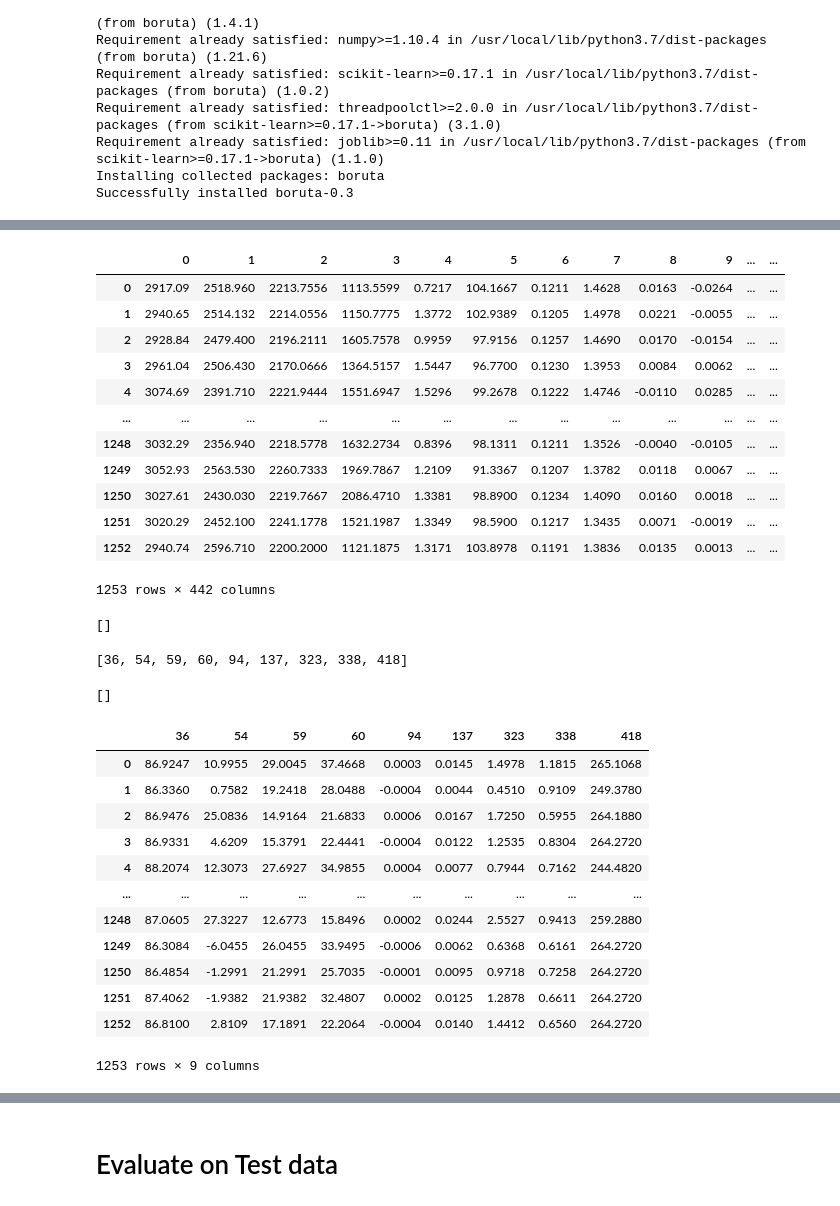
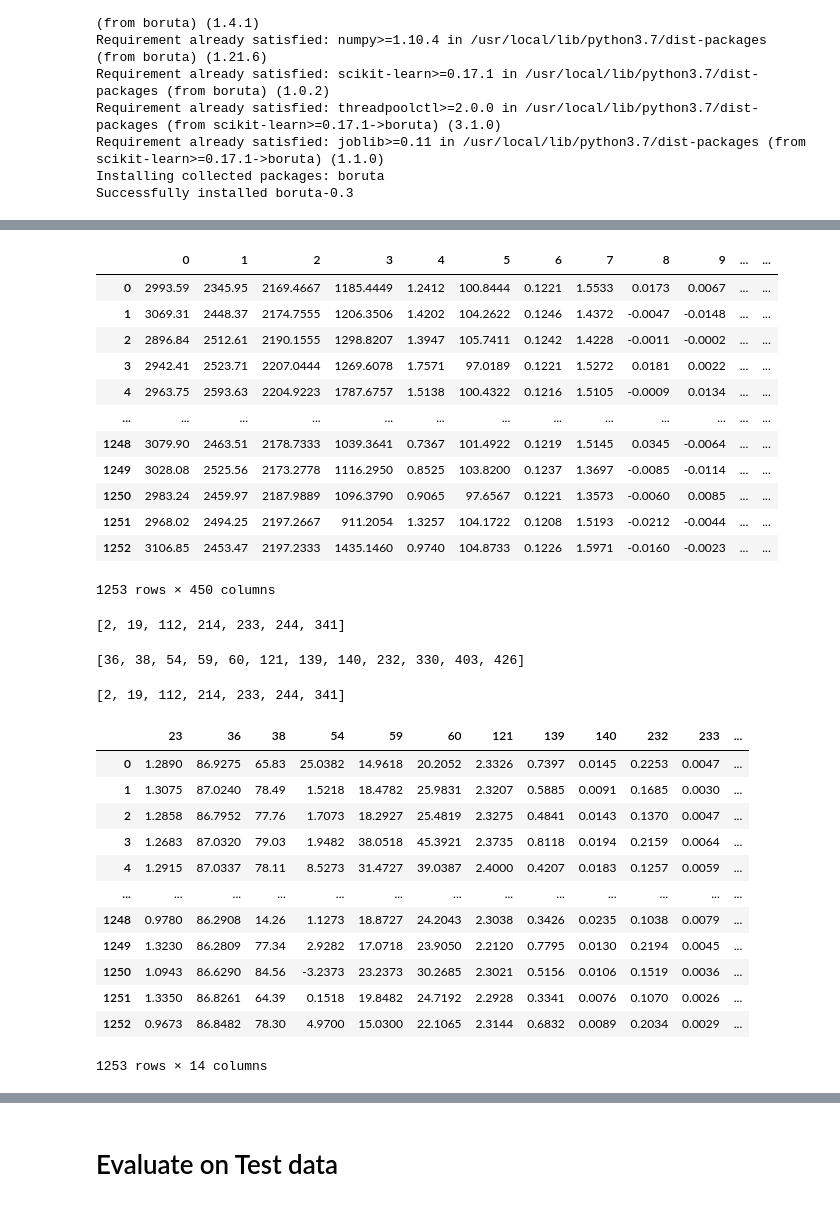
Before and after one commit to Himanshu-Dharma/secom_mpmd, a Jupyter notebook: Team_2_SECOM_Pres_2_(Michael).ipynb, the cells around one changed output, grey strips where cells are left out. Drawn from its saved outputs; the diff is of its cells as text; code cells hidden in the pictures.

```diff
--- a/Team_2_SECOM_Pres_2_(Michael).ipynb
+++ b/Team_2_SECOM_Pres_2_(Michael).ipynb
@@ -284,4 +284,8 @@ Name: result, dtype: int64
 # %% [markdown]
 # Rough feature removal
 # %%
-threshold = .55*(len(df_train_data))
+threshold = int(len(df_train_data) - .55*(len(df_train_data)))
+#TODO: come up with better va"riable name
+#      and refactor in the "Split the data" section
+df_train_dropped = df_train_data.dropna(axis=1, thresh=threshold)
+df_train_dropped
@@ -409,13 +419,13 @@ forest = RandomForestClassifier(
    n_jobs = -1,
    max_depth = 5,
    n_estimators=500,
-   random_state=1
+   random_state=2
 )
 boruta = BorutaPy(
    estimator = forest,
-   n_estimators = 'auto',
+   n_estimators = 250,
    max_iter = 100, # number of trials to perform
-   random_state=3
+   random_state=4
 )
 ### fit Boruta (it accepts np.array, not pd.DataFrame)
 boruta.fit(np.array(knn_imputed_df), np.array(y_train))
@@ -474,44 +484,44 @@ green_area_nscaled
 knn_imputed_df
 # %% [output]
 |  | 0 | 1 | 2 | 3 | 4 | 5 | 6 | 7 | 8 | 9 | ... | ... |
-| 0 | 2917.09 | 2518.960 | 2213.7556 | 1113.5599 | 0.7217 | 104.1667 | 0.1211 | 1.4628 | 0.0163 | -0.0264 | ... | ... |
-| 1 | 2940.65 | 2514.132 | 2214.0556 | 1150.7775 | 1.3772 | 102.9389 | 0.1205 | 1.4978 | 0.0221 | -0.0055 | ... | ... |
-| 2 | 2928.84 | 2479.400 | 2196.2111 | 1605.7578 | 0.9959 | 97.9156 | 0.1257 | 1.4690 | 0.0170 | -0.0154 | ... | ... |
-| 3 | 2961.04 | 2506.430 | 2170.0666 | 1364.5157 | 1.5447 | 96.7700 | 0.1230 | 1.3953 | 0.0084 | 0.0062 | ... | ... |
-| 4 | 3074.69 | 2391.710 | 2221.9444 | 1551.6947 | 1.5296 | 99.2678 | 0.1222 | 1.4746 | -0.0110 | 0.0285 | ... | ... |
+| 0 | 2993.59 | 2345.95 | 2169.4667 | 1185.4449 | 1.2412 | 100.8444 | 0.1221 | 1.5533 | 0.0173 | 0.0067 | ... | ... |
+| 1 | 3069.31 | 2448.37 | 2174.7555 | 1206.3506 | 1.4202 | 104.2622 | 0.1246 | 1.4372 | -0.0047 | -0.0148 | ... | ... |
+| 2 | 2896.84 | 2512.61 | 2190.1555 | 1298.8207 | 1.3947 | 105.7411 | 0.1242 | 1.4228 | -0.0011 | -0.0002 | ... | ... |
+| 3 | 2942.41 | 2523.71 | 2207.0444 | 1269.6078 | 1.7571 | 97.0189 | 0.1221 | 1.5272 | 0.0181 | 0.0022 | ... | ... |
+| 4 | 2963.75 | 2593.63 | 2204.9223 | 1787.6757 | 1.5138 | 100.4322 | 0.1216 | 1.5105 | -0.0009 | 0.0134 | ... | ... |
 | ... | ... | ... | ... | ... | ... | ... | ... | ... | ... | ... | ... | ... |
-| 1248 | 3032.29 | 2356.940 | 2218.5778 | 1632.2734 | 0.8396 | 98.1311 | 0.1211 | 1.3526 | -0.0040 | -0.0105 | ... | ... |
-| 1249 | 3052.93 | 2563.530 | 2260.7333 | 1969.7867 | 1.2109 | 91.3367 | 0.1207 | 1.3782 | 0.0118 | 0.0067 | ... | ... |
-| 1250 | 3027.61 | 2430.030 | 2219.7667 | 2086.4710 | 1.3381 | 98.8900 | 0.1234 | 1.4090 | 0.0160 | 0.0018 | ... | ... |
-| 1251 | 3020.29 | 2452.100 | 2241.1778 | 1521.1987 | 1.3349 | 98.5900 | 0.1217 | 1.3435 | 0.0071 | -0.0019 | ... | ... |
-| 1252 | 2940.74 | 2596.710 | 2200.2000 | 1121.1875 | 1.3171 | 103.8978 | 0.1191 | 1.3836 | 0.0135 | 0.0013 | ... | ... |
+| 1248 | 3079.90 | 2463.51 | 2178.7333 | 1039.3641 | 0.7367 | 101.4922 | 0.1219 | 1.5145 | 0.0345 | -0.0064 | ... | ... |
+| 1249 | 3028.08 | 2525.56 | 2173.2778 | 1116.2950 | 0.8525 | 103.8200 | 0.1237 | 1.3697 | -0.0085 | -0.0114 | ... | ... |
+| 1250 | 2983.24 | 2459.97 | 2187.9889 | 1096.3790 | 0.9065 | 97.6567 | 0.1221 | 1.3573 | -0.0060 | 0.0085 | ... | ... |
+| 1251 | 2968.02 | 2494.25 | 2197.2667 | 911.2054 | 1.3257 | 104.1722 | 0.1208 | 1.5193 | -0.0212 | -0.0044 | ... | ... |
+| 1252 | 3106.85 | 2453.47 | 2197.2333 | 1435.1460 | 0.9740 | 104.8733 | 0.1226 | 1.5971 | -0.0160 | -0.0023 | ... | ... |
-1253 rows × 442 columns
+1253 rows × 450 columns
 # %%
 blue_area_nscaled
 # %% [output]
-[]
+[2, 19, 112, 214, 233, 244, 341]
 # %%
 green_area
 # %% [output]
-[36, 54, 59, 60, 94, 137, 323, 338, 418]
+[36, 38, 54, 59, 60, 121, 139, 140, 232, 330, 403, 426]
 # %%
 blue_area
 # %% [output]
-[]
+[2, 19, 112, 214, 233, 244, 341]
 # %%
-X_train_boruta = knn_imputed_df[[i for i in green_area]] # TODO: concatenate blue area as well
-X_train_boruta
+X_train_boruta_green = knn_imputed_df[[i for i in green_area]] # TODO: concatenate blue area as well
+X_train_boruta_green
 # %% [output]
-|  | 36 | 54 | 59 | 60 | 94 | 137 | 323 | 338 | 418 |
-| 0 | 86.9247 | 10.9955 | 29.0045 | 37.4668 | 0.0003 | 0.0145 | 1.4978 | 1.1815 | 265.1068 |
-| 1 | 86.3360 | 0.7582 | 19.2418 | 28.0488 | -0.0004 | 0.0044 | 0.4510 | 0.9109 | 249.3780 |
-| 2 | 86.9476 | 25.0836 | 14.9164 | 21.6833 | 0.0006 | 0.0167 | 1.7250 | 0.5955 | 264.1880 |
-| 3 | 86.9331 | 4.6209 | 15.3791 | 22.4441 | -0.0004 | 0.0122 | 1.2535 | 0.8304 | 264.2720 |
-| 4 | 88.2074 | 12.3073 | 27.6927 | 34.9855 | 0.0004 | 0.0077 | 0.7944 | 0.7162 | 244.4820 |
-| ... | ... | ... | ... | ... | ... | ... | ... | ... | ... |
-| 1248 | 87.0605 | 27.3227 | 12.6773 | 15.8496 | 0.0002 | 0.0244 | 2.5527 | 0.9413 | 259.2880 |
-| 1249 | 86.3084 | -6.0455 | 26.0455 | 33.9495 | -0.0006 | 0.0062 | 0.6368 | 0.6161 | 264.2720 |
-| 1250 | 86.4854 | -1.2991 | 21.2991 | 25.7035 | -0.0001 | 0.0095 | 0.9718 | 0.7258 | 264.2720 |
-| 1251 | 87.4062 | -1.9382 | 21.9382 | 32.4807 | 0.0002 | 0.0125 | 1.2878 | 0.6611 | 264.2720 |
-| 1252 | 86.8100 | 2.8109 | 17.1891 | 22.2064 | -0.0004 | 0.0140 | 1.4412 | 0.6560 | 264.2720 |
+|  | 23 | 36 | 38 | 54 | 59 | 60 | 121 | 139 | 140 | 232 | 233 | ... |
+| 0 | 1.2890 | 86.9275 | 65.83 | 25.0382 | 14.9618 | 20.2052 | 2.3326 | 0.7397 | 0.0145 | 0.2253 | 0.0047 | ... |
+| 1 | 1.3075 | 87.0240 | 78.49 | 1.5218 | 18.4782 | 25.9831 | 2.3207 | 0.5885 | 0.0091 | 0.1685 | 0.0030 | ... |
+| 2 | 1.2858 | 86.7952 | 77.76 | 1.7073 | 18.2927 | 25.4819 | 2.3275 | 0.4841 | 0.0143 | 0.1370 | 0.0047 | ... |
+| 3 | 1.2683 | 87.0320 | 79.03 | 1.9482 | 38.0518 | 45.3921 | 2.3735 | 0.8118 | 0.0194 | 0.2159 | 0.0064 | ... |
+| 4 | 1.2915 | 87.0337 | 78.11 | 8.5273 | 31.4727 | 39.0387 | 2.4000 | 0.4207 | 0.0183 | 0.1257 | 0.0059 | ... |
+| ... | ... | ... | ... | ... | ... | ... | ... | ... | ... | ... | ... | ... |
+| 1248 | 0.9780 | 86.2908 | 14.26 | 1.1273 | 18.8727 | 24.2043 | 2.3038 | 0.3426 | 0.0235 | 0.1038 | 0.0079 | ... |
+| 1249 | 1.3230 | 86.2809 | 77.34 | 2.9282 | 17.0718 | 23.9050 | 2.2120 | 0.7795 | 0.0130 | 0.2194 | 0.0045 | ... |
+| 1250 | 1.0943 | 86.6290 | 84.56 | -3.2373 | 23.2373 | 30.2685 | 2.3021 | 0.5156 | 0.0106 | 0.1519 | 0.0036 | ... |
+| 1251 | 1.3350 | 86.8261 | 64.39 | 0.1518 | 19.8482 | 24.7192 | 2.2928 | 0.3341 | 0.0076 | 0.1070 | 0.0026 | ... |
+| 1252 | 0.9673 | 86.8482 | 78.30 | 4.9700 | 15.0300 | 22.1065 | 2.3144 | 0.6832 | 0.0089 | 0.2034 | 0.0029 | ... |
-1253 rows × 9 columns
+1253 rows × 14 columns
```
Also changed, not shown: parts of 13 cells of this notebook.
